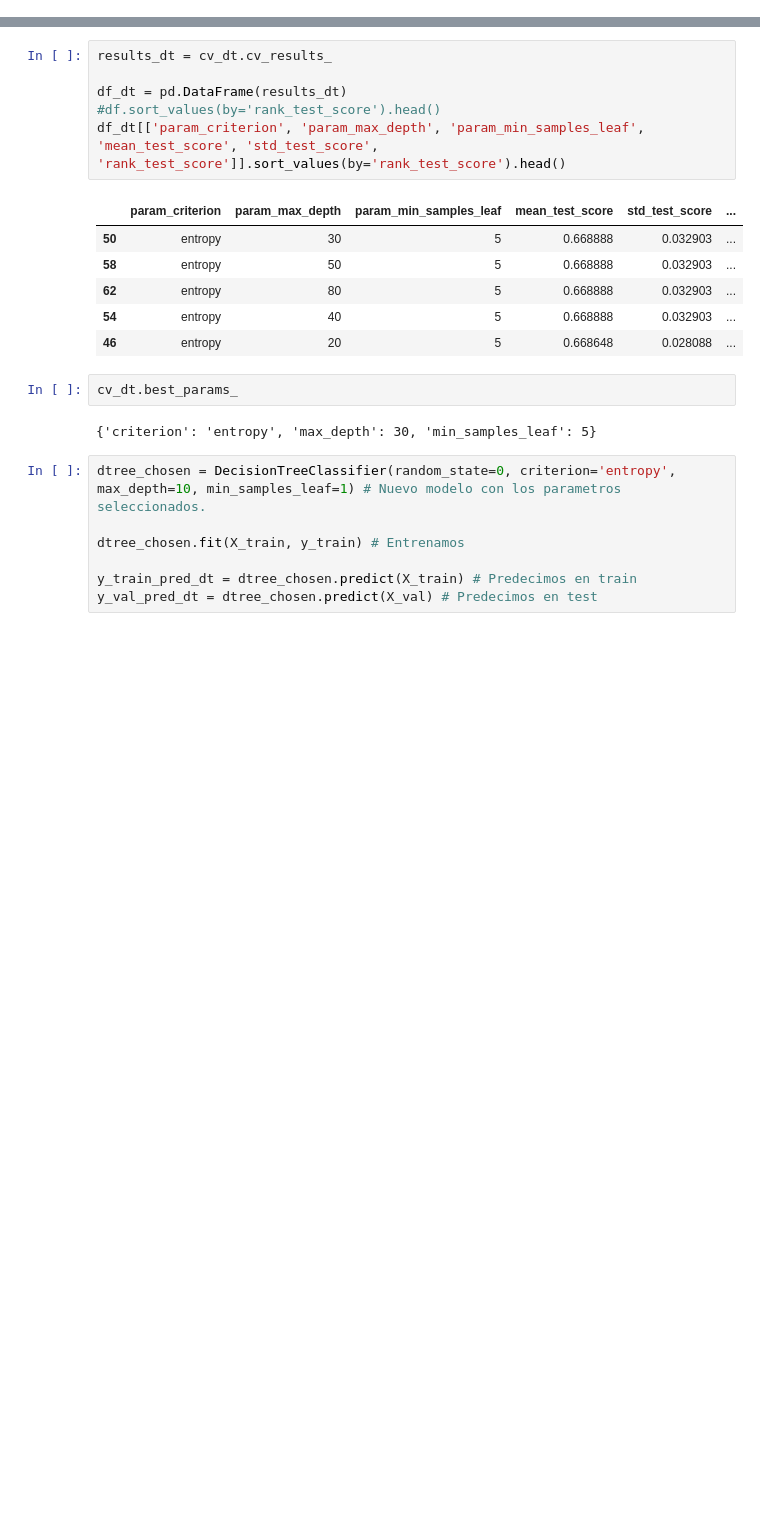
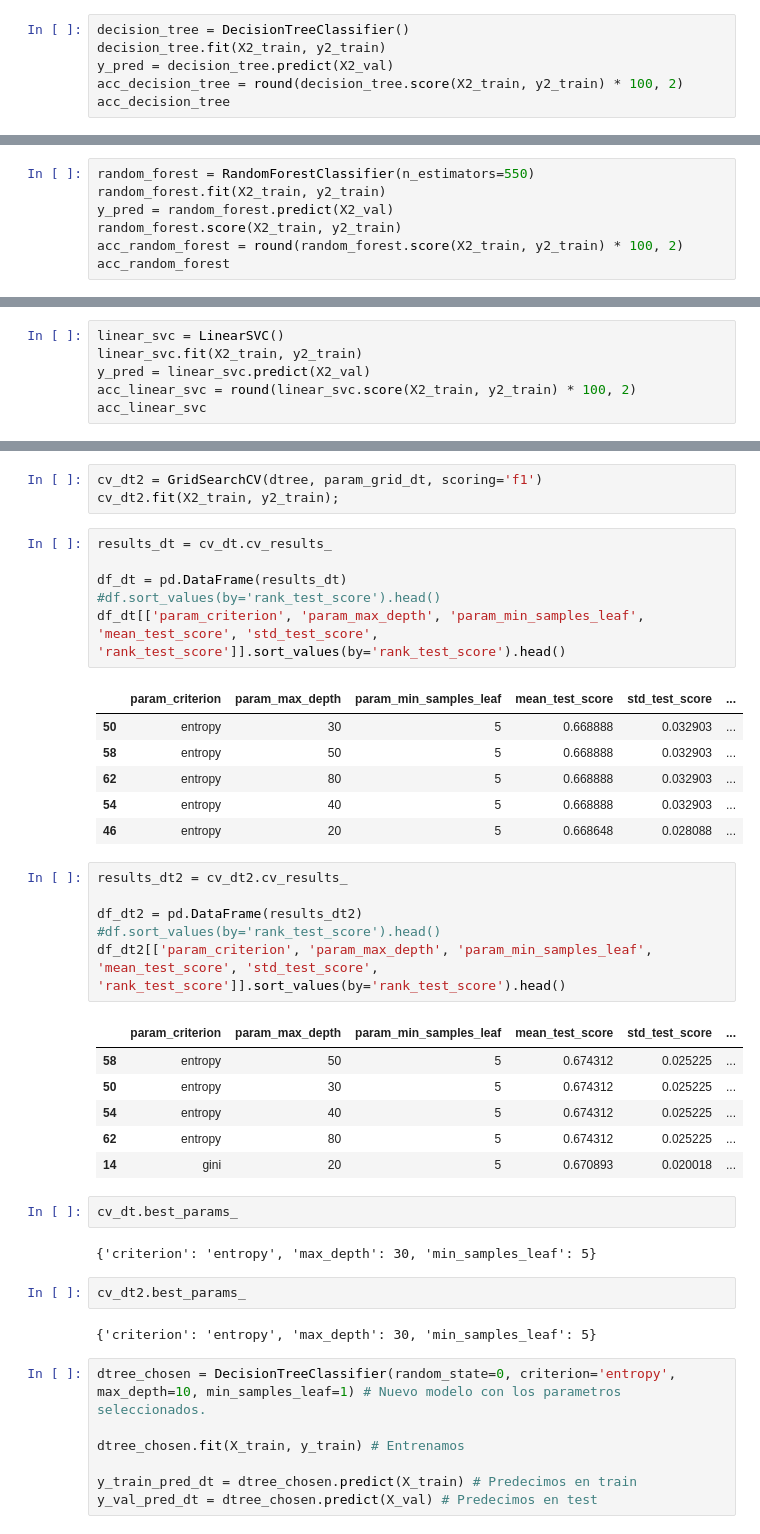
Before and after one commit to natanrajch/DiploDatos, a Jupyter notebook: Supervisado/Kaggle.ipynb, the cells around one changed output, grey strips where cells are left out. Cells and saved outputs as stored; diff of their text form; blank space fills up the shorter version.

```diff
--- a/Supervisado/Kaggle.ipynb
+++ b/Supervisado/Kaggle.ipynb
@@ -591,3 +611,9 @@ acc_decision_tree = round(decision_tree.score(X_train, y_train) * 100, 2)
 acc_decision_tree
 # %% [output]
 93.29
+# %%
+decision_tree = DecisionTreeClassifier()
+decision_tree.fit(X2_train, y2_train)
+y_pred = decision_tree.predict(X2_val)
+acc_decision_tree = round(decision_tree.score(X2_train, y2_train) * 100, 2)
+acc_decision_tree
@@ -610,3 +638,10 @@ acc_random_forest = round(random_forest.score(X_train, y_train) * 100, 2)
 acc_random_forest
 # %% [output]
 93.29
+# %%
+random_forest = RandomForestClassifier(n_estimators=550)
+random_forest.fit(X2_train, y2_train)
+y_pred = random_forest.predict(X2_val)
+random_forest.score(X2_train, y2_train)
+acc_random_forest = round(random_forest.score(X2_train, y2_train) * 100, 2)
+acc_random_forest
@@ -628,3 +665,9 @@ acc_linear_svc = round(linear_svc.score(X_train, y_train) * 100, 2)
 acc_linear_svc
 # %% [output]
 81.2
+# %%
+linear_svc = LinearSVC()
+linear_svc.fit(X2_train, y2_train)
+y_pred = linear_svc.predict(X2_val)
+acc_linear_svc = round(linear_svc.score(X2_train, y2_train) * 100, 2)
+acc_linear_svc
@@ -748,6 +793,9 @@ dtree = DecisionTreeClassifier(random_state=0)
 
 cv_dt = GridSearchCV(dtree, param_grid_dt, scoring='f1')
 cv_dt.fit(X_train, y_train);
+# %%
+cv_dt2 = GridSearchCV(dtree, param_grid_dt, scoring='f1')
+cv_dt2.fit(X2_train, y2_train);
 # %%
 results_dt = cv_dt.cv_results_
 
@@ -761,10 +809,27 @@ df_dt[['param_criterion', 'param_max_depth', 'param_min_samples_leaf', 'mean_tes
 | 62 | entropy | 80 | 5 | 0.668888 | 0.032903 | ... |
 | 54 | entropy | 40 | 5 | 0.668888 | 0.032903 | ... |
 | 46 | entropy | 20 | 5 | 0.668648 | 0.028088 | ... |
+# %%
+results_dt2 = cv_dt2.cv_results_
+
+df_dt2 = pd.DataFrame(results_dt2)
+#df.sort_values(by='rank_test_score').head()
+df_dt2[['param_criterion', 'param_max_depth', 'param_min_samples_leaf', 'mean_test_score', 'std_test_score', 'rank_test_score']].sort_values(by='rank_test_score').head()
+# %% [output]
+|  | param_criterion | param_max_depth | param_min_samples_leaf | mean_test_score | std_test_score | ... |
+| 58 | entropy | 50 | 5 | 0.674312 | 0.025225 | ... |
+| 50 | entropy | 30 | 5 | 0.674312 | 0.025225 | ... |
+| 54 | entropy | 40 | 5 | 0.674312 | 0.025225 | ... |
+| 62 | entropy | 80 | 5 | 0.674312 | 0.025225 | ... |
+| 14 | gini | 20 | 5 | 0.670893 | 0.020018 | ... |
 # %%
 cv_dt.best_params_
 # %% [output]
 {'criterion': 'entropy', 'max_depth': 30, 'min_samples_leaf': 5}
+# %%
+cv_dt2.best_params_
+# %% [output]
+{'criterion': 'entropy', 'max_depth': 30, 'min_samples_leaf': 5}
 # %%
 dtree_chosen = DecisionTreeClassifier(random_state=0, criterion='entropy', max_depth=10, min_samples_leaf=1) # Nuevo modelo con los parametros seleccionados.
 
```
Also changed, not shown: parts of 23 cells of this notebook.
